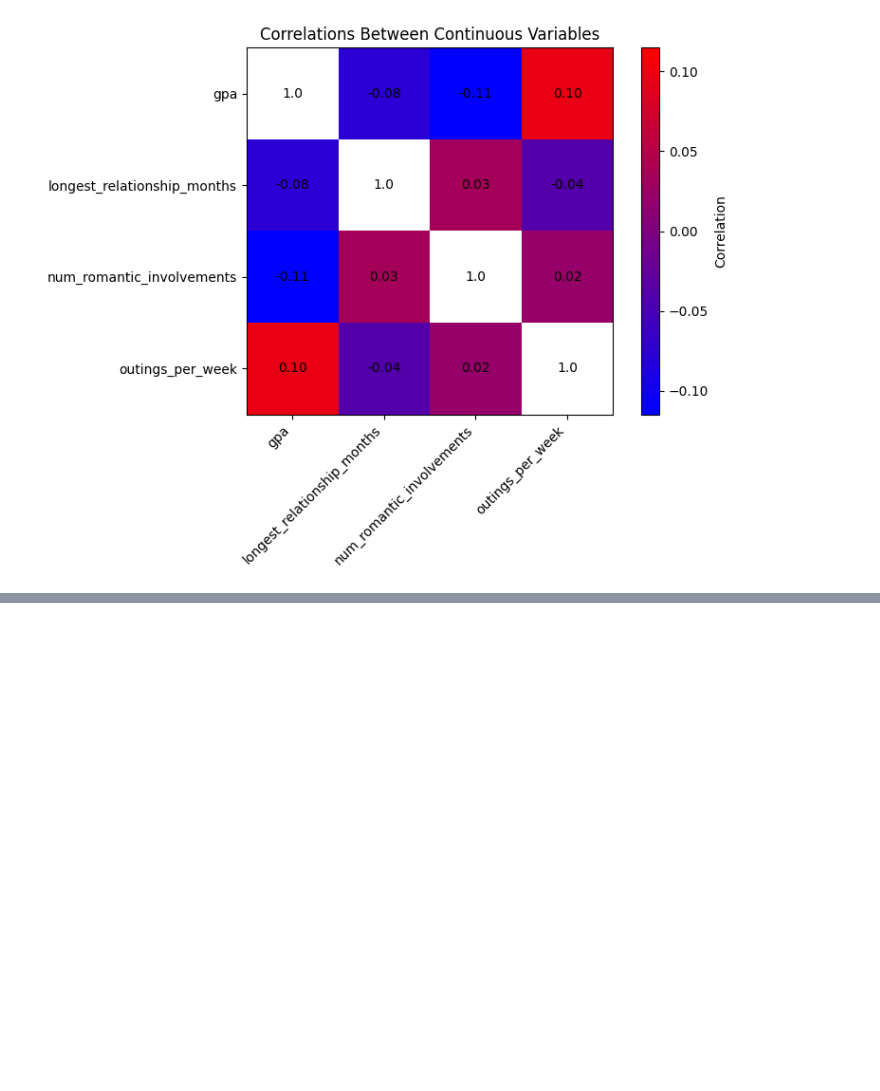
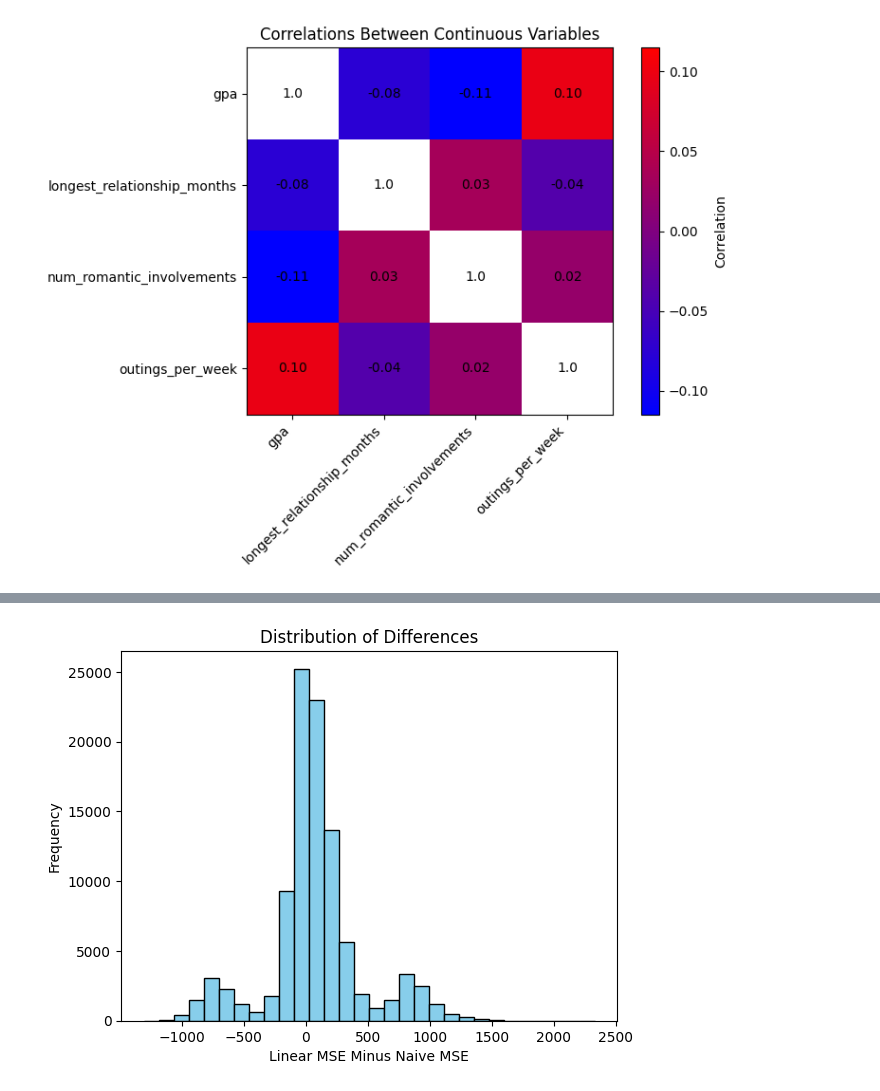
Before and after one commit to snigdhapodugu/dsc190-project, a Jupyter notebook: rq2/linreg_analysis.ipynb, the cells around one changed output, grey strips where cells are left out. Saved outputs shown, nothing was run; the diff lists cells and outputs as text; code cells hidden in the pictures; blank space fills up the shorter version.

```diff
--- a/rq2/linreg_analysis.ipynb
+++ b/rq2/linreg_analysis.ipynb
@@ -148 +132,10 @@ array([ 5.16689782,  3.38611349, -1.97992265, -3.52761486, -3.5611062 ,
+# %%
+diffs = linear_MSE - naive_MSE
+plt.hist(diffs, bins=30, color='skyblue', edgecolor='black')
+plt.xlabel('Linear MSE Minus Naive MSE')
+plt.ylabel('Frequency')
+plt.title('Distribution of Differences')
+plt.show()
+# %% [output]
+[figure, added]
 # %%
```
Also changed, not shown: parts of 8 cells of this notebook, 1 other file.
